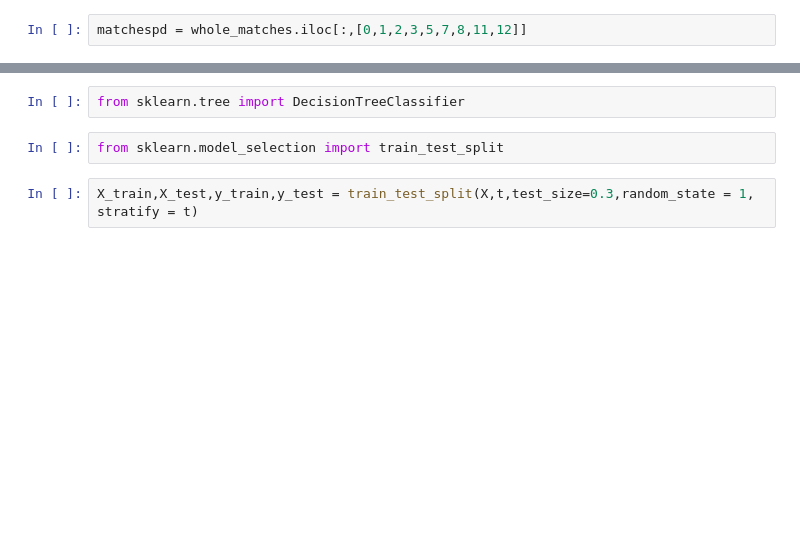
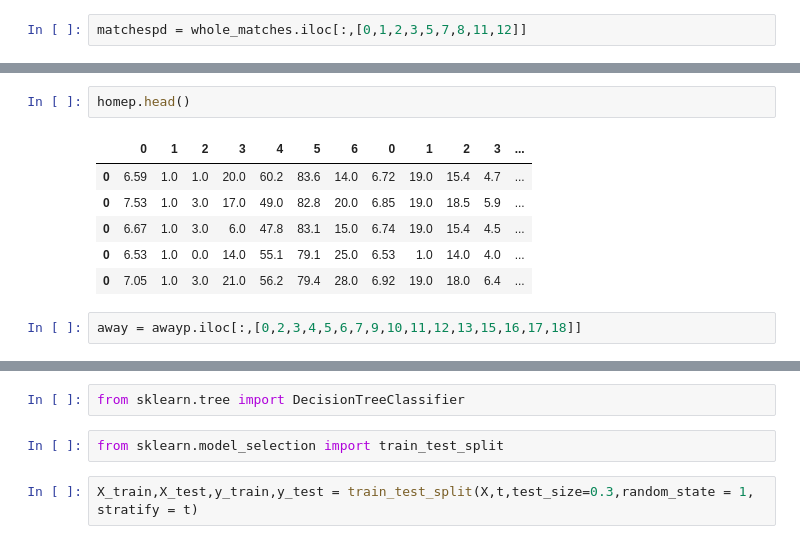
Before and after one commit to solarcult/sportyGuess, a Jupyter notebook: sportyGuess/jupyterNotebook/predictOne.ipynb, the cells around one changed output, grey strips where cells are left out. Cells and saved outputs as stored; diff of their text form; blank space fills up the shorter version.

```diff
--- a/sportyGuess/jupyterNotebook/predictOne.ipynb
+++ b/sportyGuess/jupyterNotebook/predictOne.ipynb
@@ -187,0 +213,11 @@ None h_summary_o
+# %%
+homep.head()
+# %% [output]
+|  | 0 | 1 | 2 | 3 | 4 | 5 | 6 | 0 | 1 | 2 | 3 | ... |
+| 0 | 6.59 | 1.0 | 1.0 | 20.0 | 60.2 | 83.6 | 14.0 | 6.72 | 19.0 | 15.4 | 4.7 | ... |
+| 0 | 7.53 | 1.0 | 3.0 | 17.0 | 49.0 | 82.8 | 20.0 | 6.85 | 19.0 | 18.5 | 5.9 | ... |
+| 0 | 6.67 | 1.0 | 3.0 | 6.0 | 47.8 | 83.1 | 15.0 | 6.74 | 19.0 | 15.4 | 4.5 | ... |
+| 0 | 6.53 | 1.0 | 0.0 | 14.0 | 55.1 | 79.1 | 25.0 | 6.53 | 1.0 | 14.0 | 4.0 | ... |
+| 0 | 7.05 | 1.0 | 3.0 | 21.0 | 56.2 | 79.4 | 28.0 | 6.92 | 19.0 | 18.0 | 6.4 | ... |
+# %%
+away = awayp.iloc[:,[0,2,3,4,5,6,7,9,10,11,12,13,15,16,17,18]]
```
Also changed, not shown: parts of 35 cells of this notebook, 1 other file.
